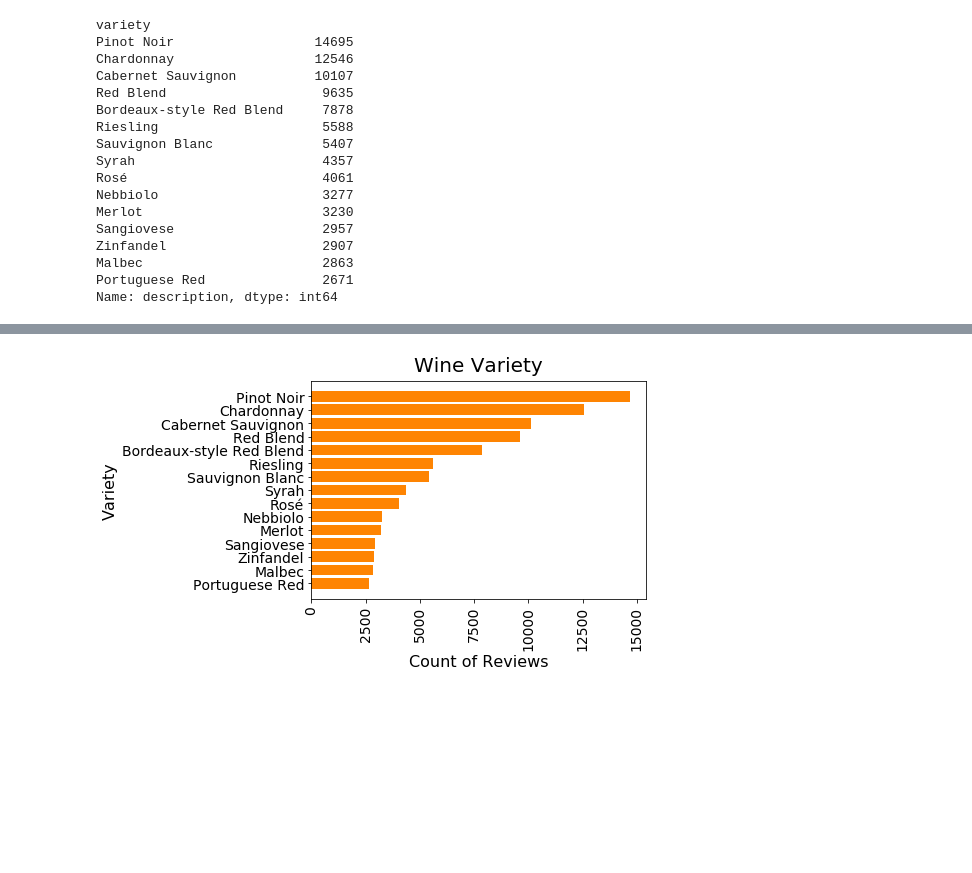
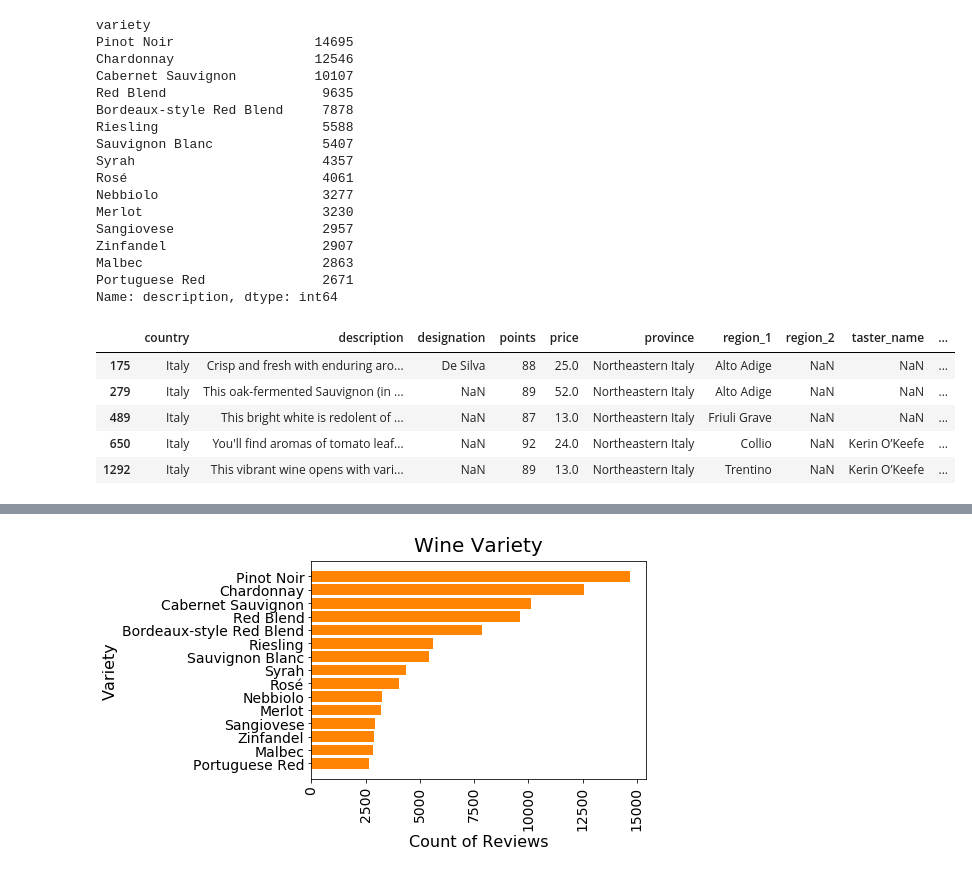
Before and after one commit to vanessapolliard/which-wine, a Jupyter notebook: notebooks/data_exploration.ipynb, the cells around one changed output, grey strips where cells are left out. Drawn from its saved outputs; the diff is of its cells as text; code cells hidden in the pictures; blank space fills up the shorter version.

```diff
--- a/notebooks/data_exploration.ipynb
+++ b/notebooks/data_exploration.ipynb
@@ -183,3 +194,12 @@ Zinfandel                    2907
 Malbec                       2863
 Portuguese Red               2671
 Name: description, dtype: int64
+# %%
+df[df['variety']=='Sauvignon'][:5]
+# %% [output]
+|  | country | description | designation | points | price | province | region_1 | region_2 | taster_name | ... |
+| 175 | Italy | Crisp and fresh with enduring aro... | De Silva | 88 | 25.0 | Northeastern Italy | Alto Adige | NaN | NaN | ... |
+| 279 | Italy | This oak-fermented Sauvignon (in ... | NaN | 89 | 52.0 | Northeastern Italy | Alto Adige | NaN | NaN | ... |
+| 489 | Italy | This bright white is redolent of ... | NaN | 87 | 13.0 | Northeastern Italy | Friuli Grave | NaN | NaN | ... |
+| 650 | Italy | You'll find aromas of tomato leaf... | NaN | 92 | 24.0 | Northeastern Italy | Collio | NaN | Kerin O’Keefe | ... |
+| 1292 | Italy | This vibrant wine opens with vari... | NaN | 89 | 13.0 | Northeastern Italy | Trentino | NaN | Kerin O’Keefe | ... |
```
Also changed, not shown: parts of 21 cells of this notebook, 5 other files.
